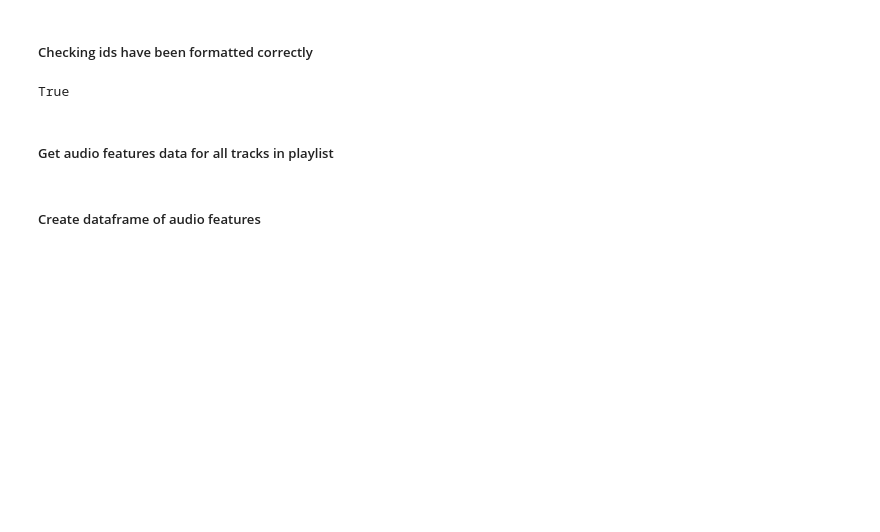
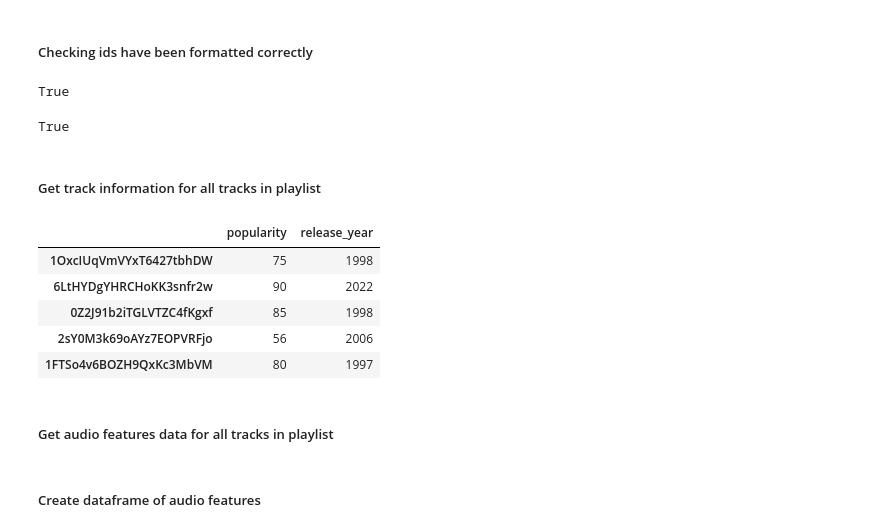
Before and after one commit to iuven1s/ds105-project, a Jupyter notebook: src/spotify_api.ipynb, the cells around one changed output. Drawn from its saved outputs; the diff is of its cells as text; code cells hidden in the pictures; blank space fills up the shorter version.

Commit message:
16/03 update
Functions are now built around rate limits to handle larger playlists

```diff
--- a/src/spotify_api.ipynb
+++ b/src/spotify_api.ipynb
@@ -85,2 +86,8 @@ len(ids_list[-1].split(",")) == playlist_response['total'] - sum([len(ids.split(
 # %% [output]
 True
+# %%
+len(ids_list_50[-1].split(",")) == playlist_response['total'] - sum([len(ids.split(",")) for ids in ids_list_50[:-1]]) - len(duplicates)
+# %% [output]
+True
+# %% [markdown]
+##### Get track information for all tracks in playlist
@@ -87,3 +96,23 @@ True
+# %%
+all_tracks_info_df = pd.DataFrame()
+
+# For each length-50 grouping of tracks
+for tracks in all_tracks_info_list:
+    tracks_info = tracks['tracks']
+    tracks_ids = [data['id'] for data in tracks_info]
+    tracks_popularity = [data['popularity'] for data in tracks_info]
+    tracks_release_year = [pd.to_datetime(data['album']['release_date']).year for data in tracks_info]
+    tracks_info_df = pd.DataFrame({'popularity': tracks_popularity, 'release_year': tracks_release_year}, index=tracks_ids)
+    all_tracks_info_df = pd.concat([all_tracks_info_df, tracks_info_df])
+
+all_tracks_info_df.tail()
+# %% [output]
+|  | popularity | release_year |
+| 1OxcIUqVmVYxT6427tbhDW | 75 | 1998 |
+| 6LtHYDgYHRCHoKK3snfr2w | 90 | 2022 |
+| 0Z2J91b2iTGLVTZC4fKgxf | 85 | 1998 |
+| 2sY0M3k69oAYz7EOPVRFjo | 56 | 2006 |
+| 1FTSo4v6BOZH9QxKc3MbVM | 80 | 1997 |
 # %% [markdown]
 ##### Get audio features data for all tracks in playlist
 # %%
```
Also changed, not shown: parts of 13 cells of this notebook, 3 other files.
